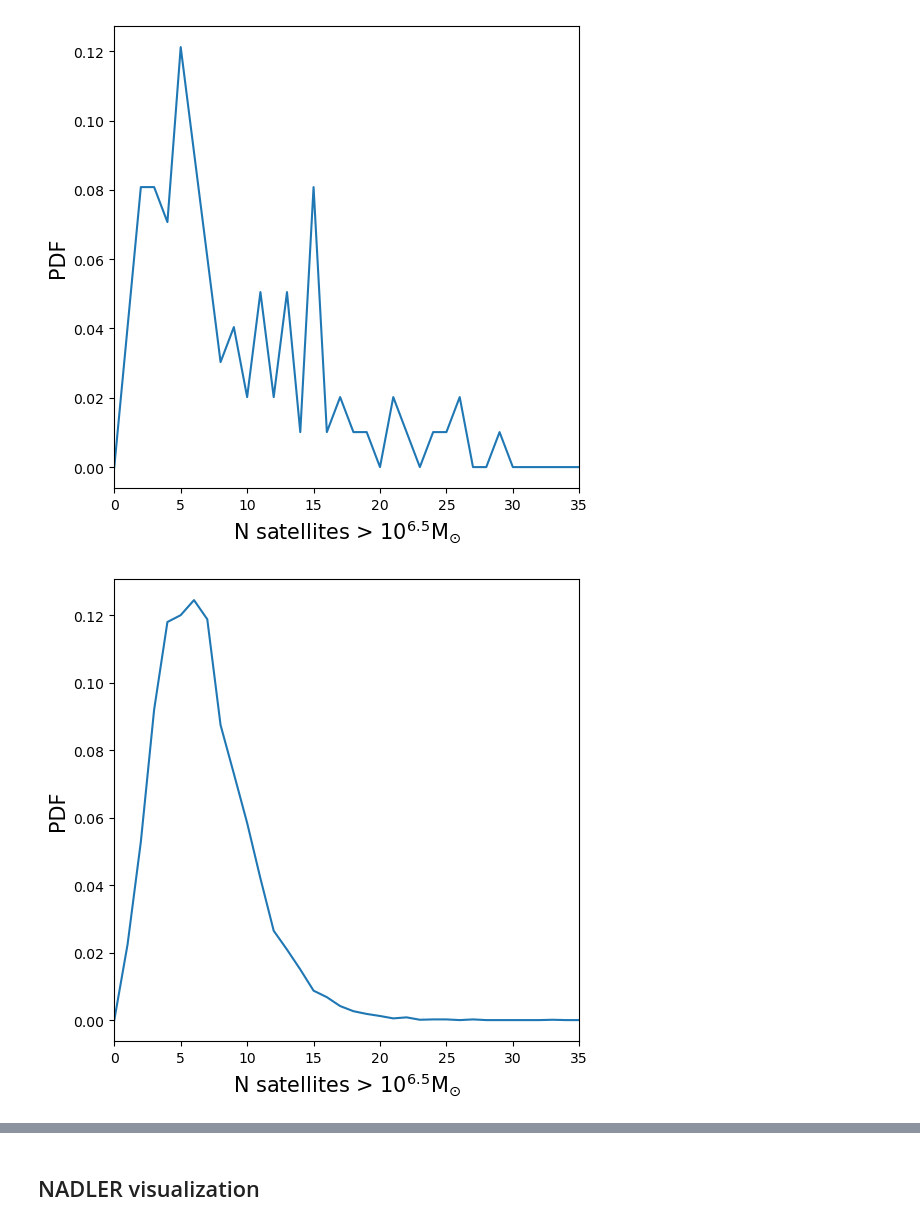
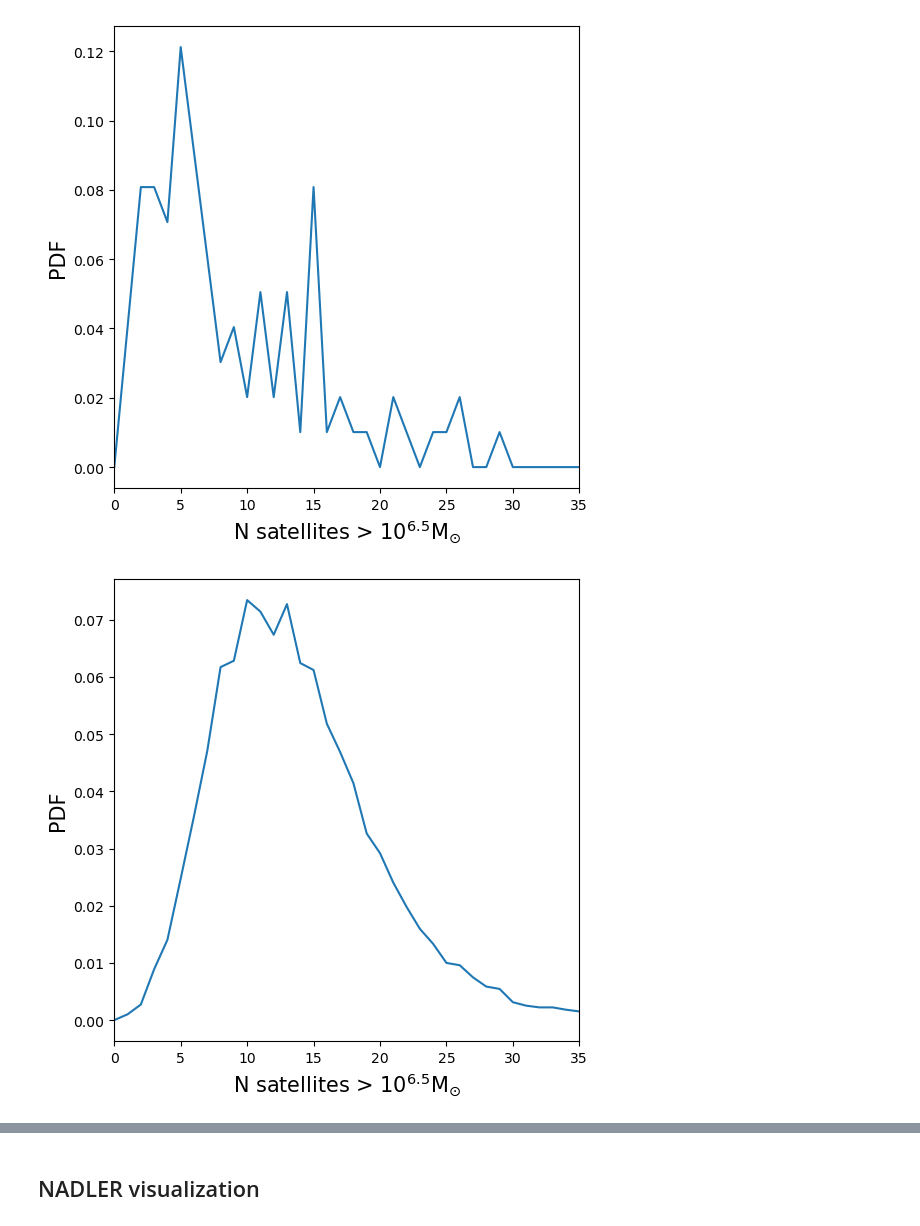
Before and after one commit to jsmonzon/SatGen, a Jupyter notebook: notebooks/development/cross_issue.ipynb, the cells around one changed output, grey strips where cells are left out. Cells and saved outputs as stored; diff of their text form; code cells hidden in the pictures.

```diff
--- a/notebooks/development/cross_issue.ipynb
+++ b/notebooks/development/cross_issue.ipynb
@@ -23,12 +23,12 @@ data.stat.Pnsat_plot()
 # %% [output]
 [figure]
 # %%
-models = jsm_models.LOAD_MODELS("../../../data/remote_pull/inference_tests/nadler_stats/s30_data/mock_2_1/remaining_models.npz")
+models = jsm_models.LOAD_MODELS("../../mcmc/inference_tests/our_stats/s30_data/mock_2_1/remaining_models.npz")
 
-models.get_stats(theta=[10.5, 2.0, 0.0, 0.0, 0.2, 0.0], min_mass=6.5, max_N=700, Nsigma_samples=1)
+models.get_stats(theta=[10.5, 1.81, 0.0, 0.0, 0.57, 0.0], min_mass=6.5, max_N=700, Nsigma_samples=1)
 models.stat.Pnsat_plot()
 # %% [output]
-[figure, old version]
+[figure, new version]
 # %%
 plt.figure(figsize=(6,6))
 plt.plot(data.stat.PNsat_range, data.stat.PNsat, color="black", label="data")
```
Also changed, not shown: parts of 11 cells of this notebook, 20 other files.
